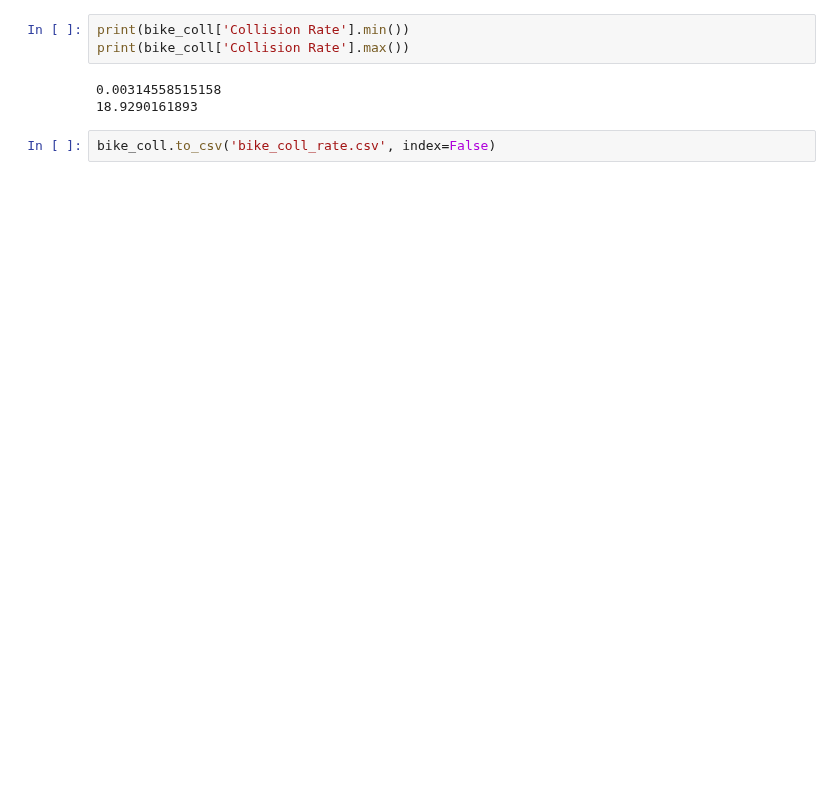
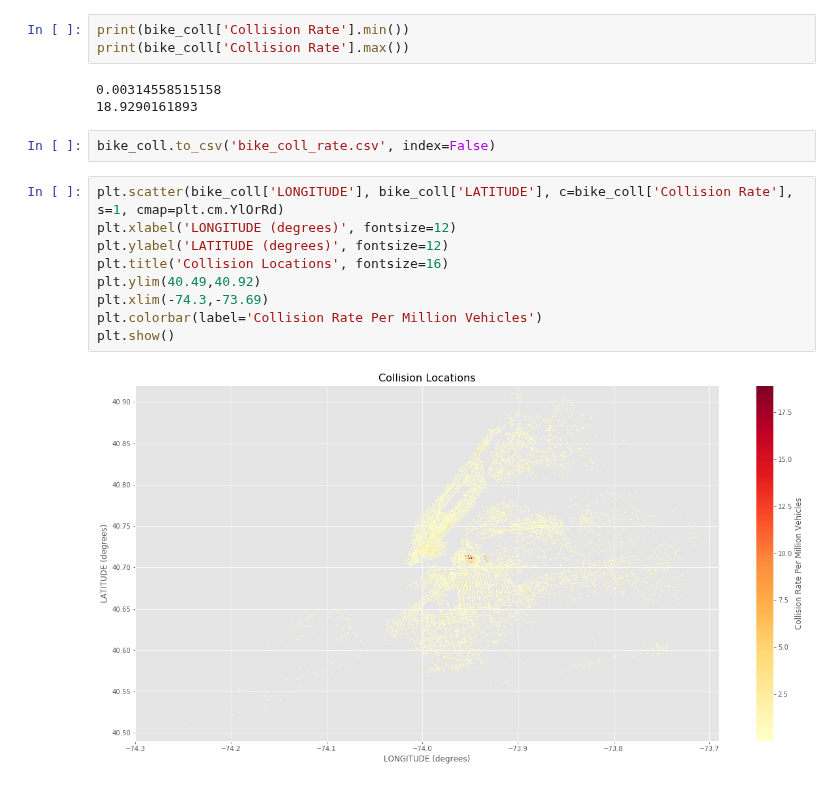
Before and after one commit to nealrea/collisionViz, a Jupyter notebook: data_exploration/bike_coll_rate.ipynb, the cells around one changed output. Saved outputs shown, nothing was run; the diff lists cells and outputs as text; blank space fills up the shorter version.

```diff
--- a/data_exploration/bike_coll_rate.ipynb
+++ b/data_exploration/bike_coll_rate.ipynb
@@ -110,3 +110,14 @@ print(bike_coll['Collision Rate'].max())
 18.9290161893
 # %%
 bike_coll.to_csv('bike_coll_rate.csv', index=False)
+# %%
+plt.scatter(bike_coll['LONGITUDE'], bike_coll['LATITUDE'], c=bike_coll['Collision Rate'], s=1, cmap=plt.cm.YlOrRd)
+plt.xlabel('LONGITUDE (degrees)', fontsize=12)
+plt.ylabel('LATITUDE (degrees)', fontsize=12)
+plt.title('Collision Locations', fontsize=16)
+plt.ylim(40.49,40.92)
+plt.xlim(-74.3,-73.69)
+plt.colorbar(label='Collision Rate Per Million Vehicles')
+plt.show()
+# %% [output]
+[figure, added]
```
Also changed, not shown: 1 other file.
